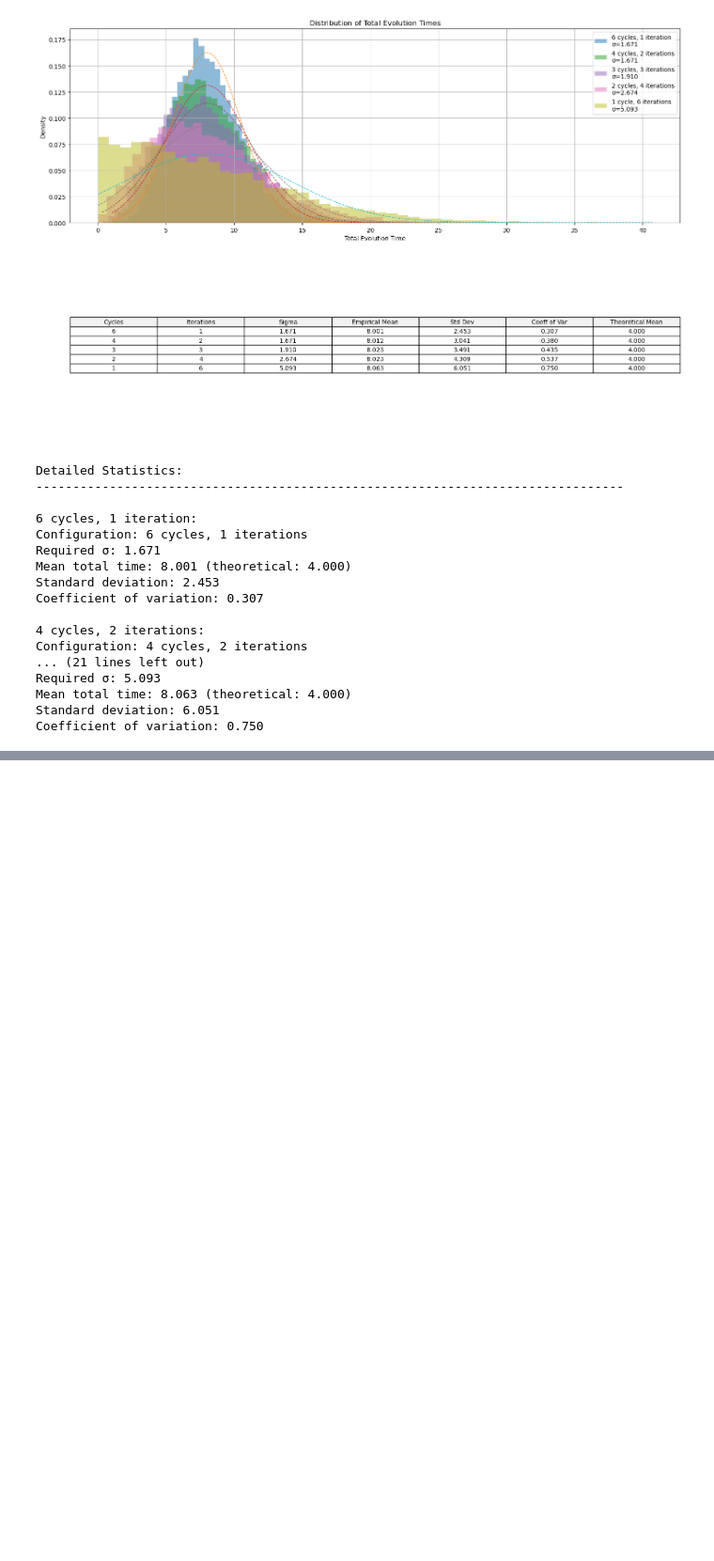
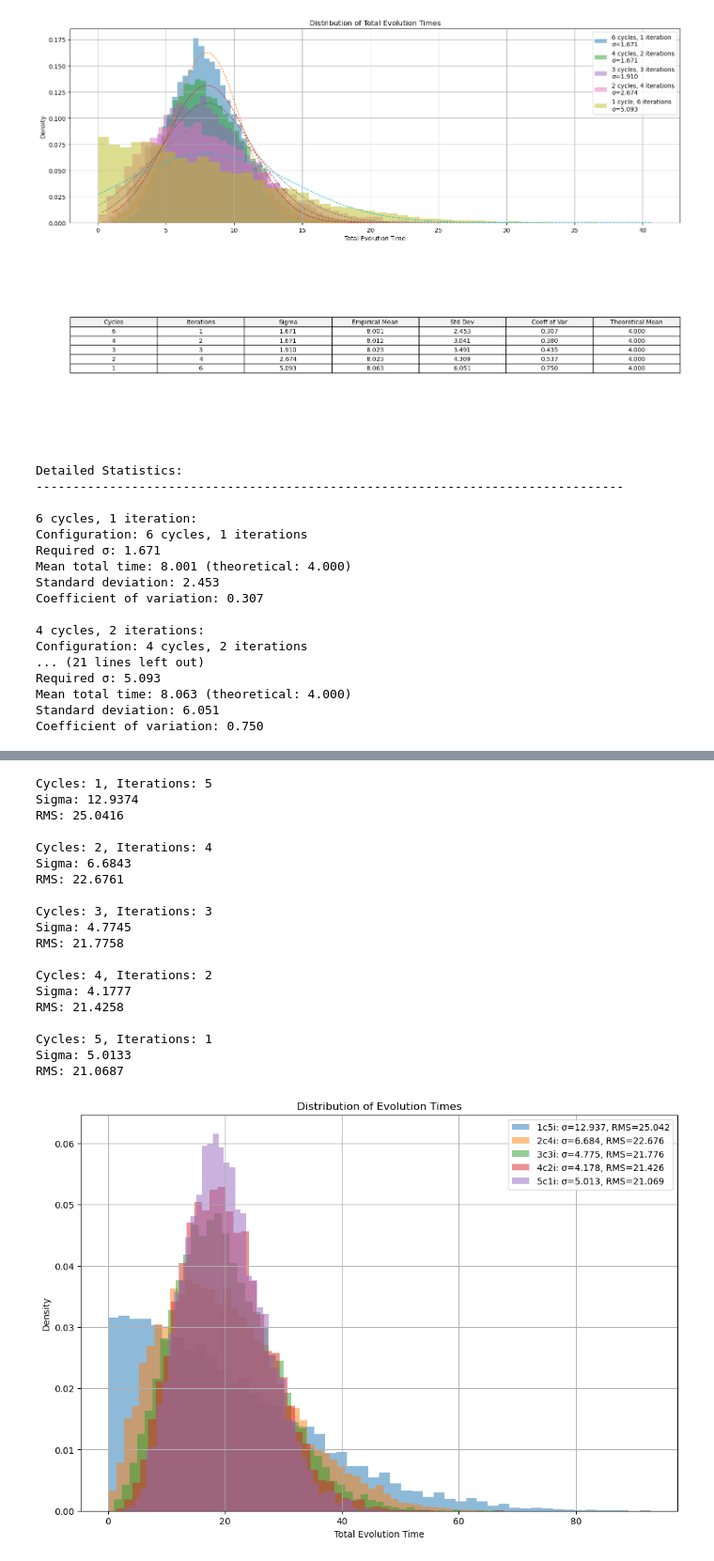
Before and after one commit to OnatAyldz/rodeo_algorithm_frib, a Jupyter notebook: ra_si_noisecalculator.ipynb, the cells around one changed output, grey strips where cells are left out. Shown at 94% size. Cells and saved outputs as stored; diff of their text form; code cells hidden in the pictures; blank space fills up the shorter version.

Commit message:
Superiteration vs Random Cycle comparison

```diff
--- a/ra_si_noisecalculator.ipynb
+++ b/ra_si_noisecalculator.ipynb
@@ -389 +147,66 @@ def generate_superiteration_times(tsamples, superiterations, si_time):
+# %%
+import numpy as np
+import matplotlib.pyplot as plt
+
+def calculate_required_sigma(n_cycles, iterations, target_time):
+    return target_time / (n_cycles * np.sqrt(2/np.pi) * (1 - 1/2**iterations))
+
+def generate_times(n_cycles, iterations, sigma, n_samples=10000):
+    total_times = np.zeros(n_samples)
+    for sample in range(n_samples):
+        time = 0
+        for cycle in range(n_cycles):
+            t = abs(np.random.normal(0, sigma))
+            for i in range(iterations):
+                time += t / (2**i)
+        total_times[sample] = time
+    return total_times
+
+# Parameters
+target_time = 10
+combinations = [
+    (1, 5), (2, 4), (3, 3), (4, 2), (5, 1)
+]
+
+plt.figure(figsize=(12, 8))
+
+for cycles, iterations in combinations:
+    sigma = calculate_required_sigma(cycles, iterations, target_time)
+    times = generate_times(cycles, iterations, sigma)
+    rms = np.sqrt(np.mean(times**2))
+
+    plt.hist(times, bins=50, alpha=0.5, density=True,
+             label=f"{cycles}c{iterations}i: σ={sigma:.3f}, RMS={rms:.3f}")
+
+    print(f"Cycles: {cycles}, Iterations: {iterations}")
+    print(f"Sigma: {sigma:.4f}")
+    print(f"RMS: {rms:.4f}\n")
+
+plt.xlabel('Total Evolution Time')
+plt.ylabel('Density')
+plt.title('Distribution of Evolution Times')
+plt.legend()
+plt.grid(True)
+plt.show()
+# %% [output]
+Cycles: 1, Iterations: 5
+Sigma: 12.9374
+RMS: 25.0416
+
+Cycles: 2, Iterations: 4
+Sigma: 6.6843
+RMS: 22.6761
+
+Cycles: 3, Iterations: 3
+Sigma: 4.7745
+RMS: 21.7758
+
+Cycles: 4, Iterations: 2
+Sigma: 4.1777
+RMS: 21.4258
+
+Cycles: 5, Iterations: 1
+Sigma: 5.0133
+RMS: 21.0687
+[figure, added]
 # %%
```
Also changed, not shown: parts of 11 cells of this notebook, 5 other files.
